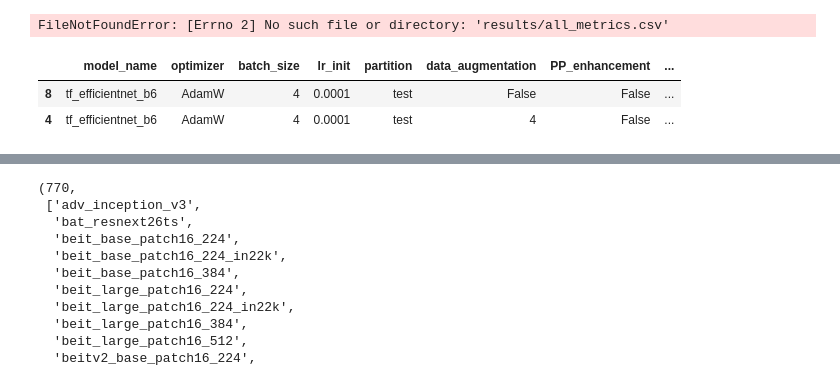
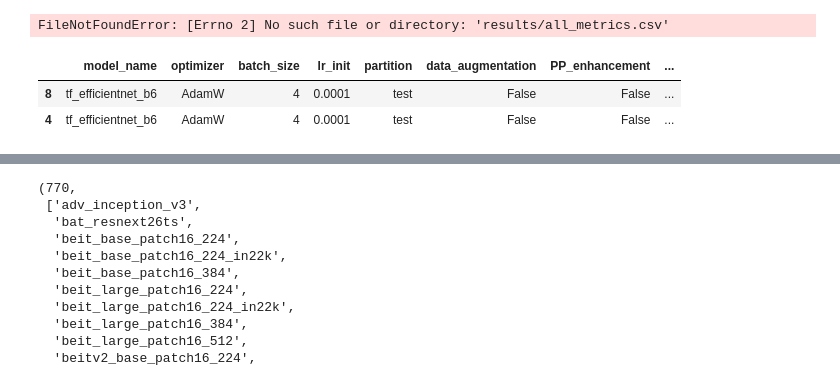
Before and after one commit to giuzis/masters, a Jupyter notebook: cnn/learning_cycle/benchmarks/isic/data_analisys_model.ipynb, the cells around one changed output, grey strips where cells are left out. Cells and saved outputs as stored; diff of their text form; code cells hidden in the pictures.

```diff
--- a/cnn/learning_cycle/benchmarks/isic/data_analisys_model.ipynb
+++ b/cnn/learning_cycle/benchmarks/isic/data_analisys_model.ipynb
@@ -444,29 +444,32 @@ results_noDA_PPcropped = pd.read_csv('results/results_noDA_PPcropped.csv').filln
 FileNotFoundError: [Errno 2] No such file or directory: 'results/all_metrics.csv'
 # %%
 columns = ['model_name', 'optimizer', 'batch_size', 'lr_init', 'partition', 'data_augmentation', 'PP_enhancement', 'PP_hair_removal', 'PP_color_constancy', 'PP_denoising', 'PP_crop_mode',  'balanced_accuracy']
+columns2 = ['model_name', 'optimizer', 'batch_size', 'lr_init', 'partition', 'data_augmentation', 'PP_enhancement', 'PP_hair_removal', 'PP_color_constancy', 'PP_denoising', 'PP_crop_mode',  'balanced_accuracy', 'train_classifier_only', 'dropout']
 
 df_best_results_noDA_noPP = pd.read_csv('results/best_results_noDA_noPP_2.csv').fillna(False).replace(['false', False], 'False')[columns]
-df_results_DA4 = pd.read_csv('results/all_metrics_DA4.csv').fillna(False).replace(['false', False], 'False')[columns]
-df_results_DA4 = df_results_DA4[df_results_DA4['partition'] == 'test']
+df_all_metrics_trainjustclassifier = pd.read_csv('results/all_metrics_trainjustclassifier.csv').fillna(False).replace(['false', False], 'False')[columns2]
+df_all_metrics_trainjustclassifier = df_all_metrics_trainjustclassifier[df_all_metrics_trainjustclassifier['partition'] == 'test']
+# df_results_DA4 = pd.read_csv('results/all_metrics_DA4.csv').fillna(False).replace(['false', False], 'False')[columns]
+# df_results_DA4 = df_results_DA4[df_results_DA4['partition'] == 'test']
 # df_results_DA0123_noPP = pd.read_csv('results/results_DA0123_noPP.csv').fillna(False).replace(['false', False], 'False')[columns]
 # df_results_DA_PPcropped = pd.read_csv('results/results_DA_PPcropped.csv').fillna(False).replace(['false', False], 'False')[columns]
 # df_results_noDA_PP = pd.read_csv('results/results_noDA_PP_2.csv').fillna(False).replace(['false', False], 'False')[columns]
 # df_all_metrics = pd.read_csv('results/all_metrics.csv').fillna(False).replace(['false', False], 'False')[columns]
 # df_all_metrics = df_all_metrics[df_all_metrics['partition'] == 'test']
 
 # all_results = pd.concat([df_best_results_noDA_noPP, df_results_DA0123_noPP, df_results_DA_PPcropped, df_results_noDA_PP]).drop_duplicates()
-all_results = pd.concat([df_best_results_noDA_noPP, df_results_DA4]).drop_duplicates()
+all_results = pd.concat([df_best_results_noDA_noPP, df_all_metrics_trainjustclassifier]).drop_duplicates()
 
 #group by model_name
 all_results_grouped = all_results.groupby(['model_name'])
 
 # all_results.to_csv('results/all_results.csv', index=False)
 
 all_results[all_results['model_name'] == 'tf_efficientnet_b6']
 # %% [output]
 |  | model_name | optimizer | batch_size | lr_init | partition | data_augmentation | PP_enhancement | ... |
 | 8 | tf_efficientnet_b6 | AdamW | 4 | 0.0001 | test | False | False | ... |
-| 4 | tf_efficientnet_b6 | AdamW | 4 | 0.0001 | test | 4 | False | ... |
+| 4 | tf_efficientnet_b6 | AdamW | 4 | 0.0001 | test | False | False | ... |
 # %%
 %matplotlib widget
 import matplotlib.pyplot as plt
```
Also changed, not shown: parts of 1 cell of this notebook, 4 other files.
